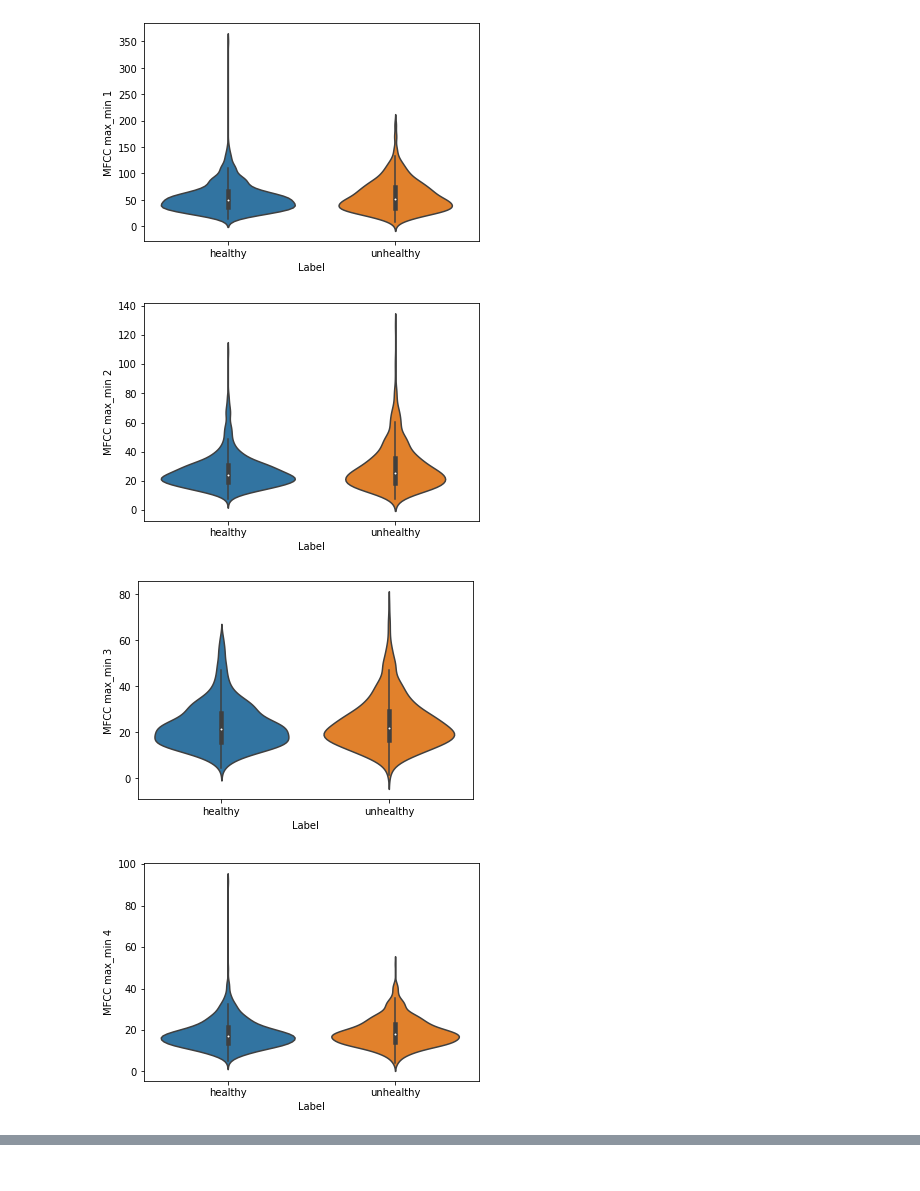
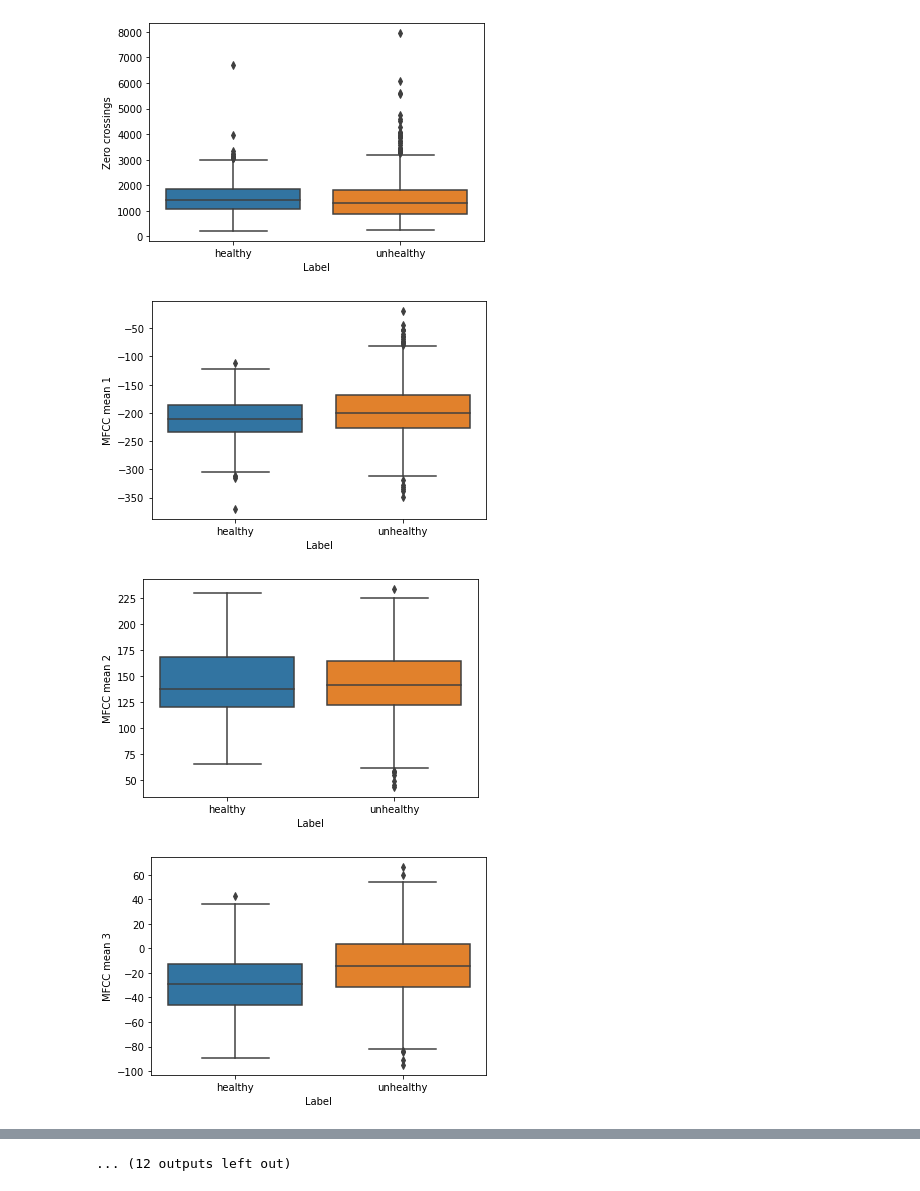
Before and after one commit to GabrielaSmolen/voice-anomaly-detector, a Jupyter notebook: notebooks/eda.ipynb, the cells around one changed output, grey strips where cells are left out. Cells and saved outputs as stored; diff of their text form; code cells hidden in the pictures.

```diff
--- a/notebooks/eda.ipynb
+++ b/notebooks/eda.ipynb
@@ -142,14 +32,17 @@ sns.violinplot(x="Label", y="MFCC mean 13", data=df)
 # %%
-feats_names = ['MFCC max_min 1', 'MFCC max_min 2','MFCC max_min 3',
-       'MFCC max_min 4', 'MFCC max_min 5', 'MFCC max_min 6',
-       'MFCC max_min 7', 'MFCC max_min 8', 'MFCC max_min 9',
-       'MFCC max_min 10', 'MFCC max_min 11', 'MFCC max_min 12']
+feats_names = ['Zero crossings',
+       'MFCC mean 1', 'MFCC mean 2', 'MFCC mean 3',  'MFCC mean 5',
+       'MFCC mean 8', 'MFCC mean 10',
+       'MFCC mean 12', 'MFCC mean 13',
+       'MFCC max_min 1', 'MFCC max_min 2', 'MFCC max_min 3', 'MFCC max_min 4', 'MFCC max_min 5',
+       'MFCC max_min 6', 'MFCC max_min 7', 'MFCC max_min 8', 'MFCC max_min 9', 'MFCC max_min 10',
+       'MFCC max_min 11', 'MFCC max_min 12', 'HNR', 'f_0', 'Jitter']
 # %%
 for feat_name in feats_names:
     plt.figure()
-    sns.violinplot(x="Label", y=feat_name, data=df)
+    sns.boxplot(x="Label", y=feat_name, data=df)
 # %% [output]
-[figure, old version]
+[figure, new version]
-[figure, old version]
+[figure, new version]
-[figure, old version]
+[figure, new version]
-[figure, old version]
+[figure, new version]
@@ -163,0 +57 @@ for feat_name in feats_names:
+... (12 outputs left out)
```
Also changed, not shown: parts of 25 cells of this notebook, 2 other files.
